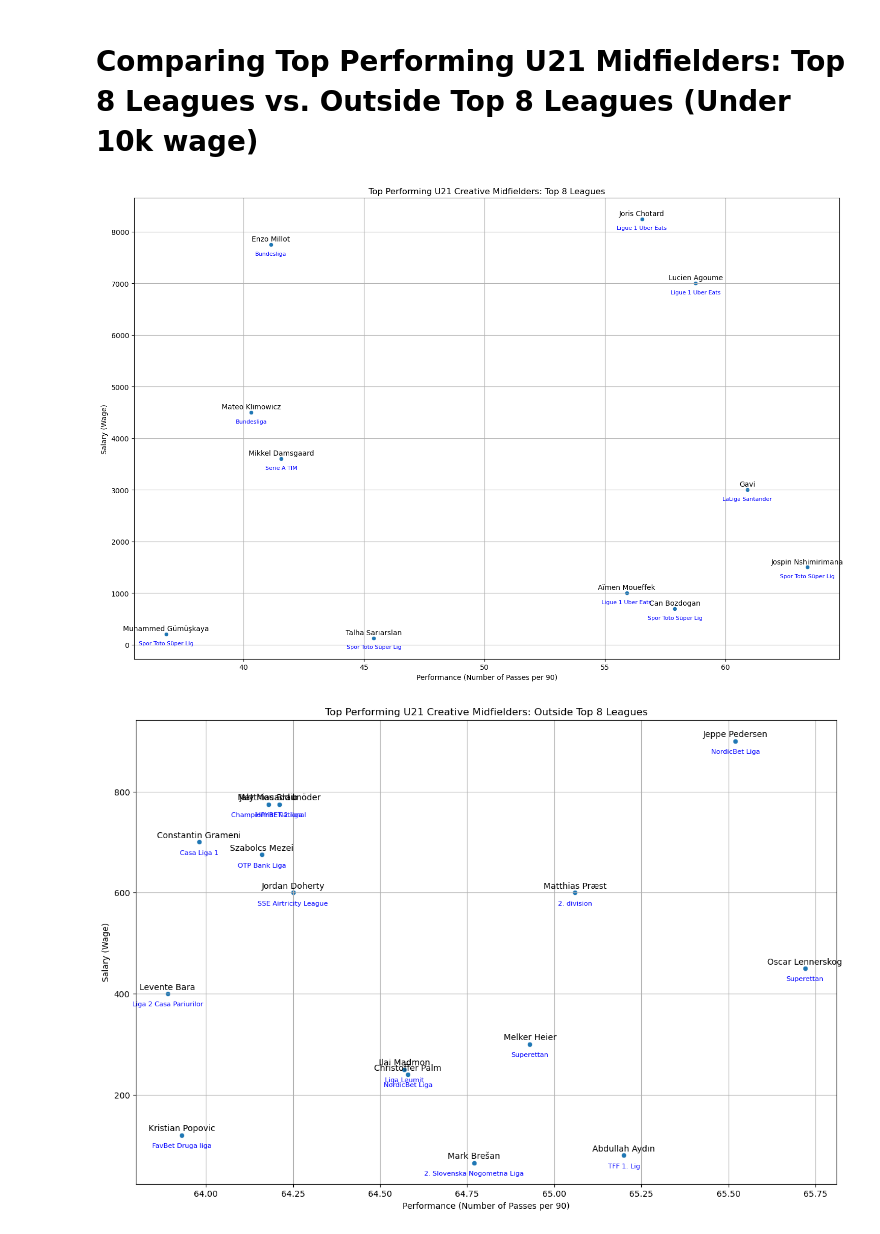
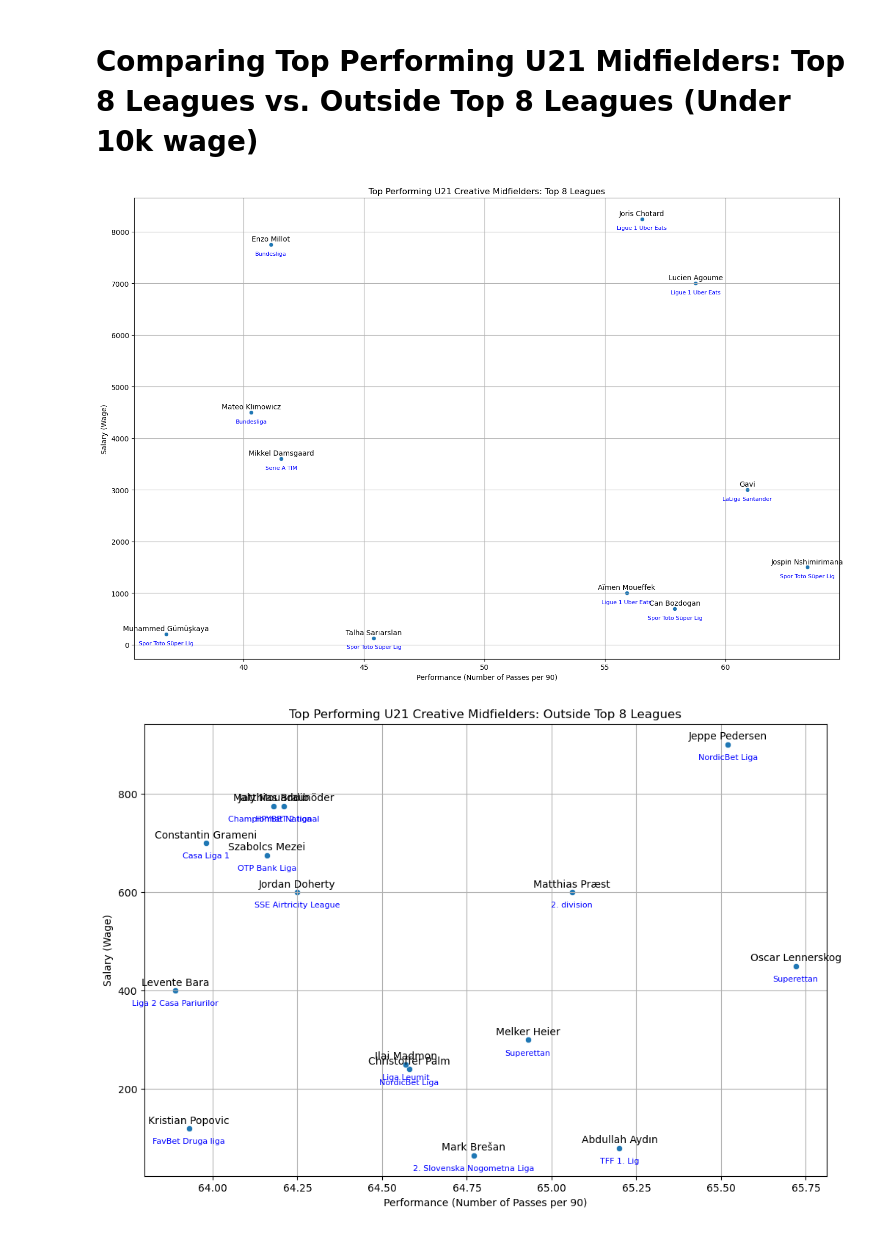
Before and after one commit to bbmt0/fm22_moneyball, a Jupyter notebook: notebooks/01_exploration_data.ipynb, the cells around one changed output. Saved outputs shown, nothing was run; the diff lists cells and outputs as text; code cells hidden in the pictures.

```diff
--- a/notebooks/01_exploration_data.ipynb
+++ b/notebooks/01_exploration_data.ipynb
@@ -564,7 +563,7 @@ u21_players_outside_top_8 = players_outside_top_8[(players_outside_top_8['Age']
 u21_players_top_8 = u21_players_top_8[u21_players_top_8['Passes Completed/90'] > 30]
 u21_players_outside_top_8 = u21_players_outside_top_8[u21_players_outside_top_8['Passes Completed/90'] > 30]
 u21_players_top_8 = u21_players_top_8[u21_players_top_8['Wage'] < 10000]
-# u21_players_outside_top_8 = u21_players_outside_top_8[u21_players_outside_top_8['Wage'] < 10000]
+u21_players_outside_top_8 = u21_players_outside_top_8[u21_players_outside_top_8['Wage'] < 10000]
 
 # Calculate performance metric for midfielders (number of passes)
 u21_players_top_8['Performance'] = u21_players_top_8['Passes Completed/90']
@@ -614,7 +613,7 @@ plt.tight_layout()
 plt.show()
 
 # Create scatter plot for Outside Top 8 Leagues
-plt.figure(figsize=(15, 10))
+plt.figure(figsize=(12, 8))
 sns.scatterplot(x='Performance', y='Wage', data=top_performers_outside_top_8, palette='viridis')
 
 # Annotate player names and league category
@@ -623,31 +622,31 @@ for i in range(len(top_performers_outside_top_8)):
     performance = top_performers_outside_top_8.iloc[i]['Performance']
     wage = top_performers_outside_top_8.iloc[i]['Wage']
     division = top_performers_outside_top_8.iloc[i]['Division']
 
     plt.annotate(
         player_name,
         (performance, wage),
         textcoords="offset points",
         xytext=(0,5),
         ha='center',
         fontsize=10,
         color='black'
     )
     plt.annotate(
         division,
         (performance, wage),
         textcoords="offset points",
         xytext=(0,-15),
         ha='center',
         fontsize=8,
         color='blue'
     )
 
 # Customize the plot
 plt.title('Top Performing U21 Creative Midfielders: Outside Top 8 Leagues')
 plt.xlabel('Performance (Number of Passes per 90)')
 plt.ylabel('Salary (Wage)')
 plt.grid(True)
 # %% [output]
 [figure]
-[figure, old version]
+[figure, new version]
```
Also changed, not shown: parts of 2 cells of this notebook, 10 other files.
